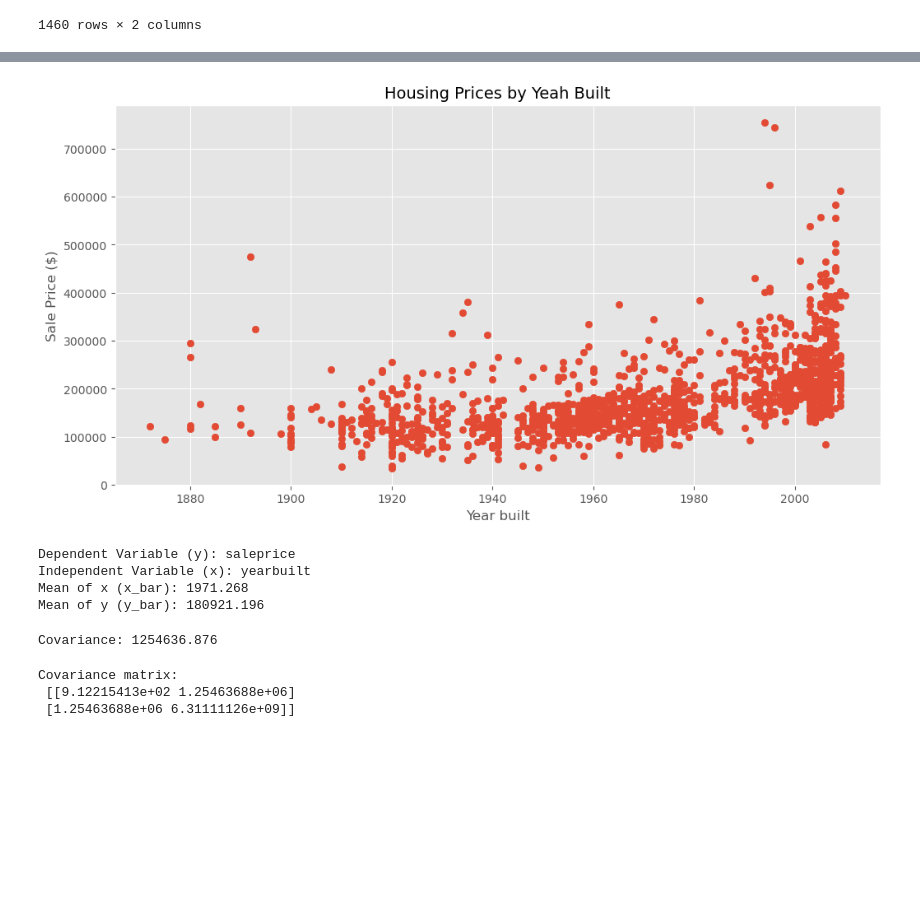
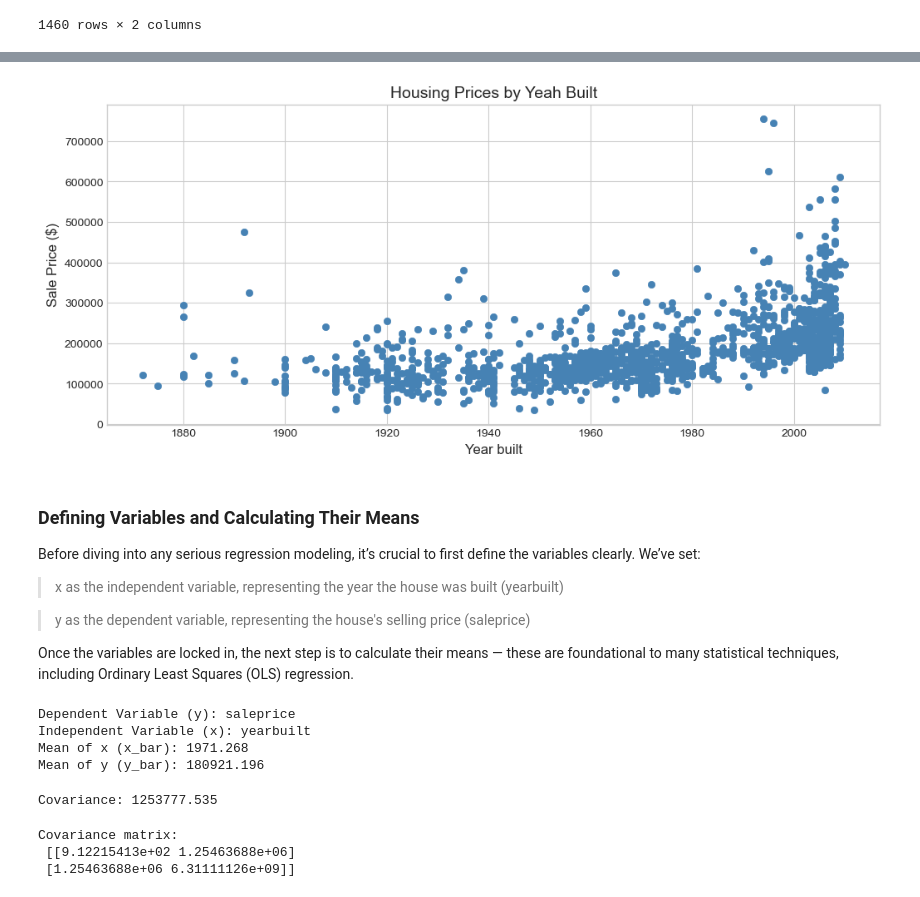
Before and after one commit to Vain-Guy/Ames-Housing-Price-Predictions, a Jupyter notebook: index.ipynb, the cells around one changed output, grey strips where cells are left out. Drawn from its saved outputs; the diff is of its cells as text; code cells hidden in the pictures; blank space fills up the shorter version.

```diff
--- a/index.ipynb
+++ b/index.ipynb
@@ -6,7 +6,7 @@ import numpy as np
 # Data visualization libraries
 import matplotlib.pyplot as plt
 from matplotlib import style
-style.use('ggplot')
+plt.style.use('seaborn-v0_8-whitegrid')
 import seaborn as sns
 
 # Machine learning libraries
@@ -276,12 +281,21 @@ df_prophet
 # %%
 # Scatter plot
-fig, ax = plt.subplots(figsize = (12, 6))
+fig, ax = plt.subplots(figsize = (12, 5))
 ax.set_title('Housing Prices by Yeah Built', fontsize = 14)
-ax.scatter(df_prophet['yearbuilt'], df_prophet['saleprice'])
+ax.scatter(df_prophet['yearbuilt'], df_prophet['saleprice'], color = '#4682b4')
 ax.set_xlabel('Year built', fontsize = 12)
 ax.set_ylabel('Sale Price ($)', fontsize = 12);
 # %% [output]
-[figure, old version]
+[figure, new version]
+# %% [markdown]
+### Defining Variables and Calculating Their Means
+Before diving into any serious regression modeling, it’s crucial to first define the variables clearly. We’ve set:
+
+> x as the independent variable, representing the year the house was built (yearbuilt)
+
+> y as the dependent variable, representing the house's selling price (saleprice)
+
+Once the variables are locked in, the next step is to calculate their means — these are foundational to many statistical techniques, including Ordinary Least Squares (OLS) regression.
 # %%
 # Define x and y
 x = df_prophet['yearbuilt']
@@ -302,10 +316,10 @@ Mean of x (x_bar): 1971.268
 Mean of y (y_bar): 180921.196
 # %%
 # Calculate covariance
-cov_xy = np.cov(x, y)[0][1]
+cov_xy = np.cov(x, y, ddof = 0)[0][1]
 print("Covariance:", round(cov_xy, 3))
 # %% [output]
-Covariance: 1254636.876
+Covariance: 1253777.535
 # %%
 # Get covariance and variance for both variables
 cov_xy = np.cov(x, y)
```
Also changed, not shown: parts of 18 cells of this notebook.
